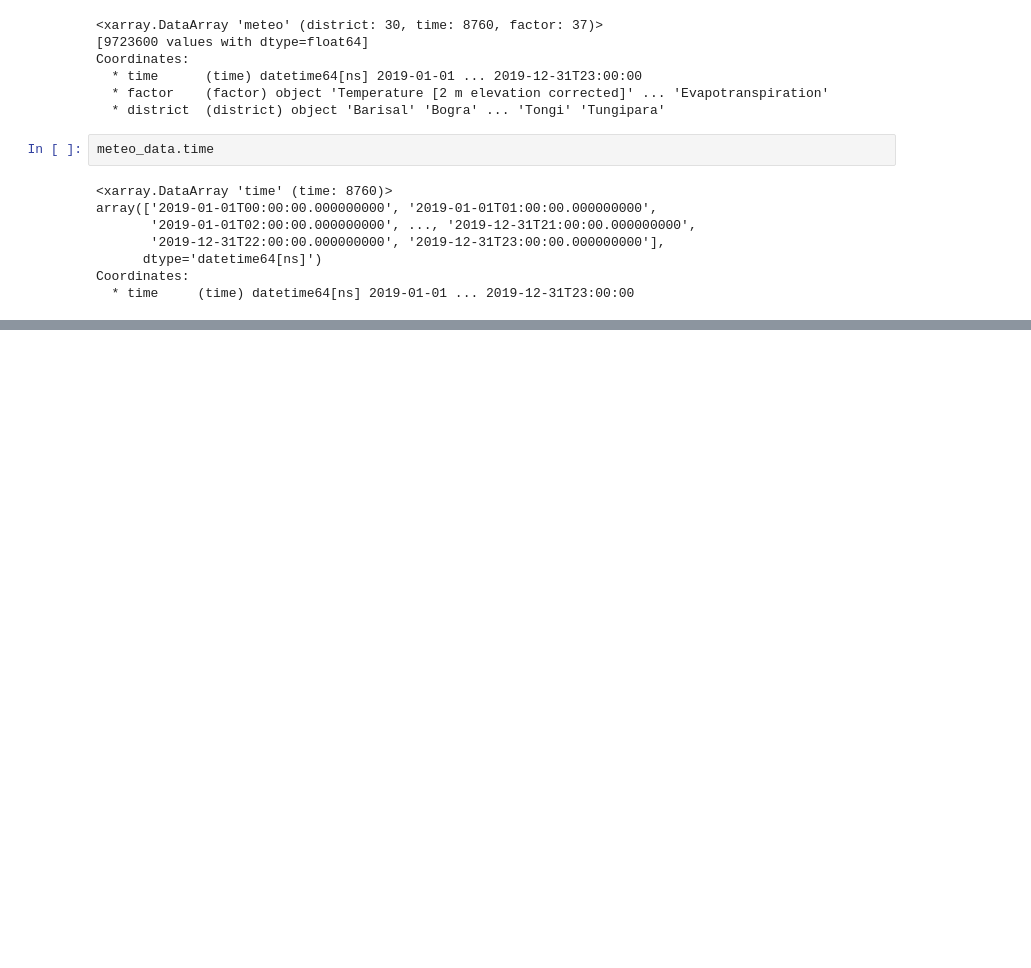
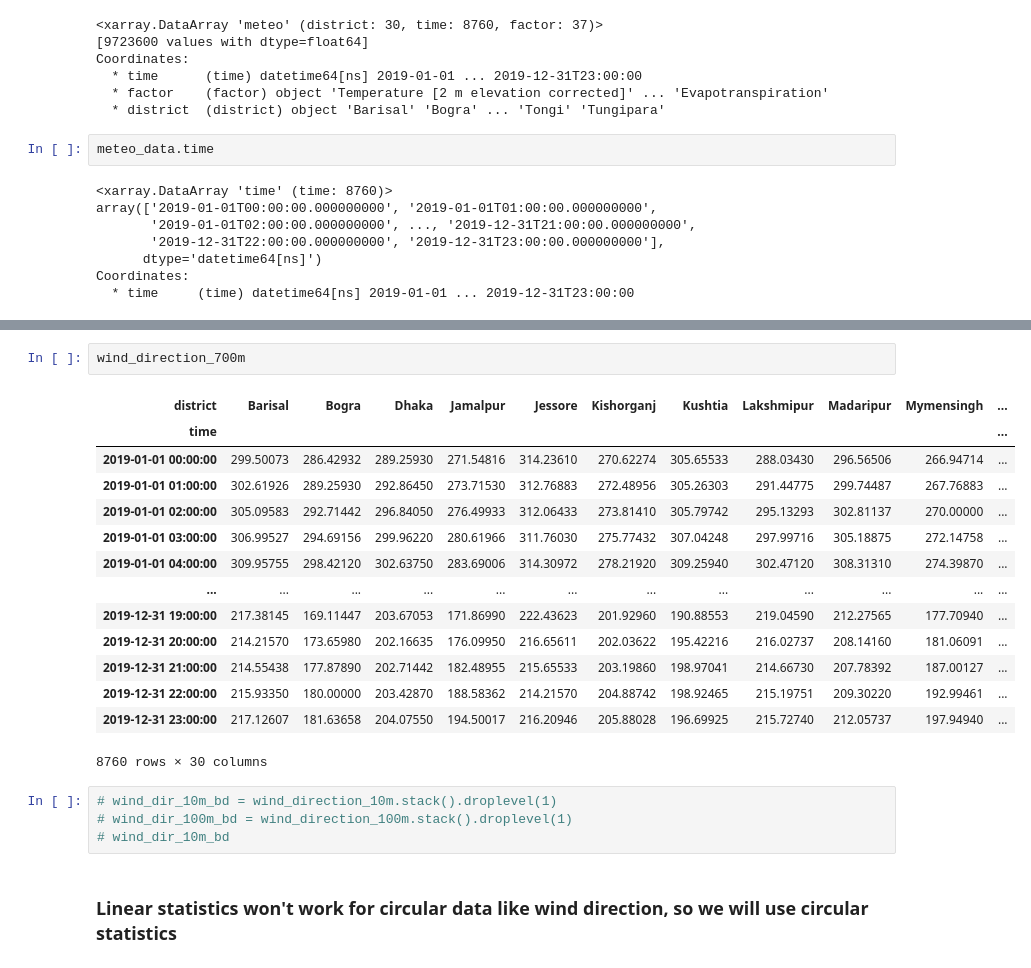
Before and after one commit to asifzmn/Air_Quality_Analysis, a Jupyter notebook: meteorological_variables.ipynb, the cells around one changed output, grey strips where cells are left out. Saved outputs shown, nothing was run; the diff lists cells and outputs as text; blank space fills up the shorter version.

```diff
--- a/meteorological_variables.ipynb
+++ b/meteorological_variables.ipynb
@@ -25,0 +49,23 @@ Coordinates:
+# %%
+wind_direction_700m
+# %% [output]
+| district | Barisal | Bogra | Dhaka | Jamalpur | Jessore | Kishorganj | Kushtia | Lakshmipur | Madaripur | Mymensingh | ... |
+| time |  |  |  |  |  |  |  |  |  |  | ... |
+| 2019-01-01 00:00:00 | 299.50073 | 286.42932 | 289.25930 | 271.54816 | 314.23610 | 270.62274 | 305.65533 | 288.03430 | 296.56506 | 266.94714 | ... |
+| 2019-01-01 01:00:00 | 302.61926 | 289.25930 | 292.86450 | 273.71530 | 312.76883 | 272.48956 | 305.26303 | 291.44775 | 299.74487 | 267.76883 | ... |
+| 2019-01-01 02:00:00 | 305.09583 | 292.71442 | 296.84050 | 276.49933 | 312.06433 | 273.81410 | 305.79742 | 295.13293 | 302.81137 | 270.00000 | ... |
+| 2019-01-01 03:00:00 | 306.99527 | 294.69156 | 299.96220 | 280.61966 | 311.76030 | 275.77432 | 307.04248 | 297.99716 | 305.18875 | 272.14758 | ... |
+| 2019-01-01 04:00:00 | 309.95755 | 298.42120 | 302.63750 | 283.69006 | 314.30972 | 278.21920 | 309.25940 | 302.47120 | 308.31310 | 274.39870 | ... |
+| ... | ... | ... | ... | ... | ... | ... | ... | ... | ... | ... | ... |
+| 2019-12-31 19:00:00 | 217.38145 | 169.11447 | 203.67053 | 171.86990 | 222.43623 | 201.92960 | 190.88553 | 219.04590 | 212.27565 | 177.70940 | ... |
+| 2019-12-31 20:00:00 | 214.21570 | 173.65980 | 202.16635 | 176.09950 | 216.65611 | 202.03622 | 195.42216 | 216.02737 | 208.14160 | 181.06091 | ... |
+| 2019-12-31 21:00:00 | 214.55438 | 177.87890 | 202.71442 | 182.48955 | 215.65533 | 203.19860 | 198.97041 | 214.66730 | 207.78392 | 187.00127 | ... |
+| 2019-12-31 22:00:00 | 215.93350 | 180.00000 | 203.42870 | 188.58362 | 214.21570 | 204.88742 | 198.92465 | 215.19751 | 209.30220 | 192.99461 | ... |
+| 2019-12-31 23:00:00 | 217.12607 | 181.63658 | 204.07550 | 194.50017 | 216.20946 | 205.88028 | 196.69925 | 215.72740 | 212.05737 | 197.94940 | ... |
+8760 rows × 30 columns
+# %%
+# wind_dir_10m_bd = wind_direction_10m.stack().droplevel(1)
+# wind_dir_100m_bd = wind_direction_100m.stack().droplevel(1)
+# wind_dir_10m_bd
+# %% [markdown]
+### Linear statistics won't work for circular data like wind direction, so we will use circular statistics
```
Also changed, not shown: parts of 14 cells of this notebook, 23 other files.
